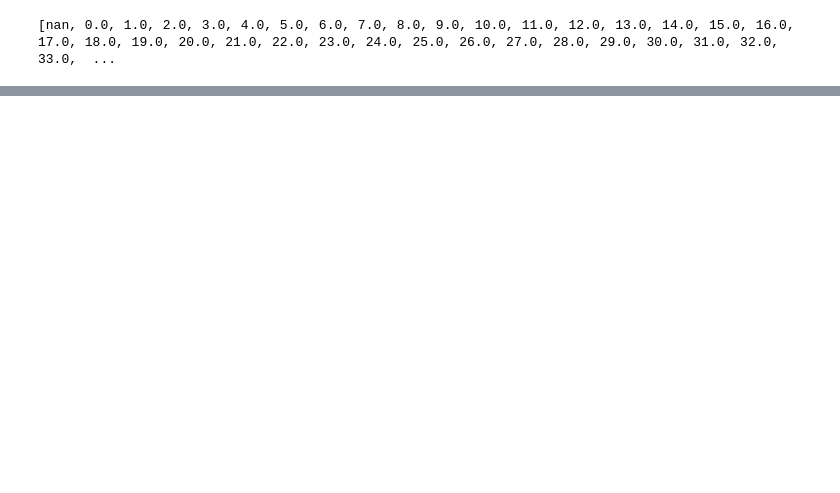
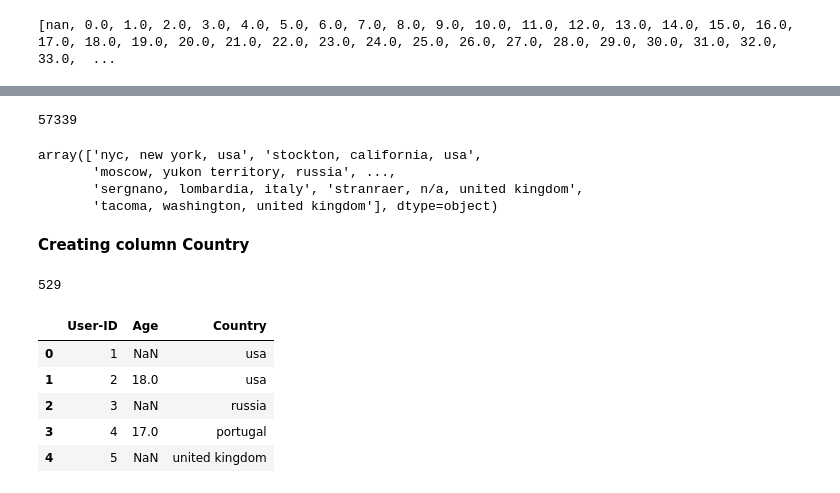
Before and after one commit to roysoni24/Book-Recommendation-System, a Jupyter notebook: Book_Recommendation_System.ipynb, the cells around one changed output, grey strips where cells are left out. Drawn from its saved outputs; the diff is of its cells as text; code cells hidden in the pictures; blank space fills up the shorter version.

```diff
--- a/Book_Recommendation_System.ipynb
+++ b/Book_Recommendation_System.ipynb
@@ -161,0 +164,20 @@ print(sorted(users.Age.unique()))
+# %%
+users.Location.nunique()
+# %% [output]
+57339
+# %%
+users.Location.unique()
+# %% [output]
+array(['nyc, new york, usa', 'stockton, california, usa',
+       'moscow, yukon territory, russia', ...,
+       'sergnano, lombardia, italy', 'stranraer, n/a, united kingdom',
+       'tacoma, washington, united kingdom'], dtype=object)
+# %% [markdown]
+**Creating column Country**
+# %%
+for i in users:
+    users['Country']=users.Location.str.extract(r'\,+\s?(\w*\s?\w*)\"*$')
+
+print(users.Country.nunique())
+# %% [output]
+529
@@ -161,0 +187,9 @@ print(sorted(users.Age.unique()))
+# %%
+users.head()
+# %% [output]
+|  | User-ID | Age | Country |
+| 0 | 1 | NaN | usa |
+| 1 | 2 | 18.0 | usa |
+| 2 | 3 | NaN | russia |
+| 3 | 4 | 17.0 | portugal |
+| 4 | 5 | NaN | united kingdom |
```
Also changed, not shown: parts of 20 cells of this notebook.
